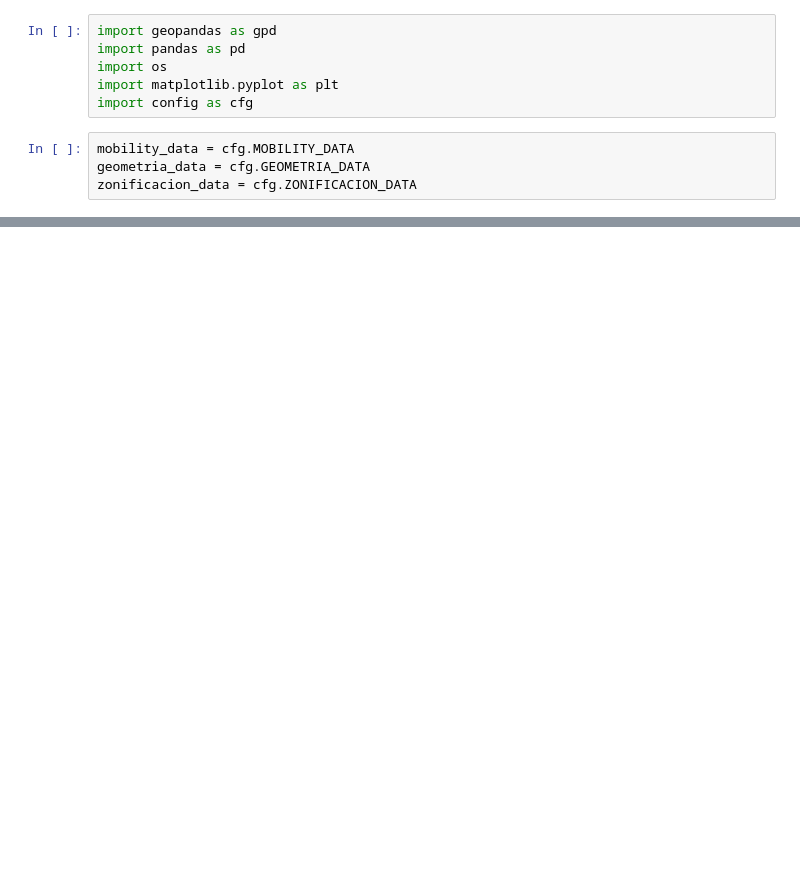
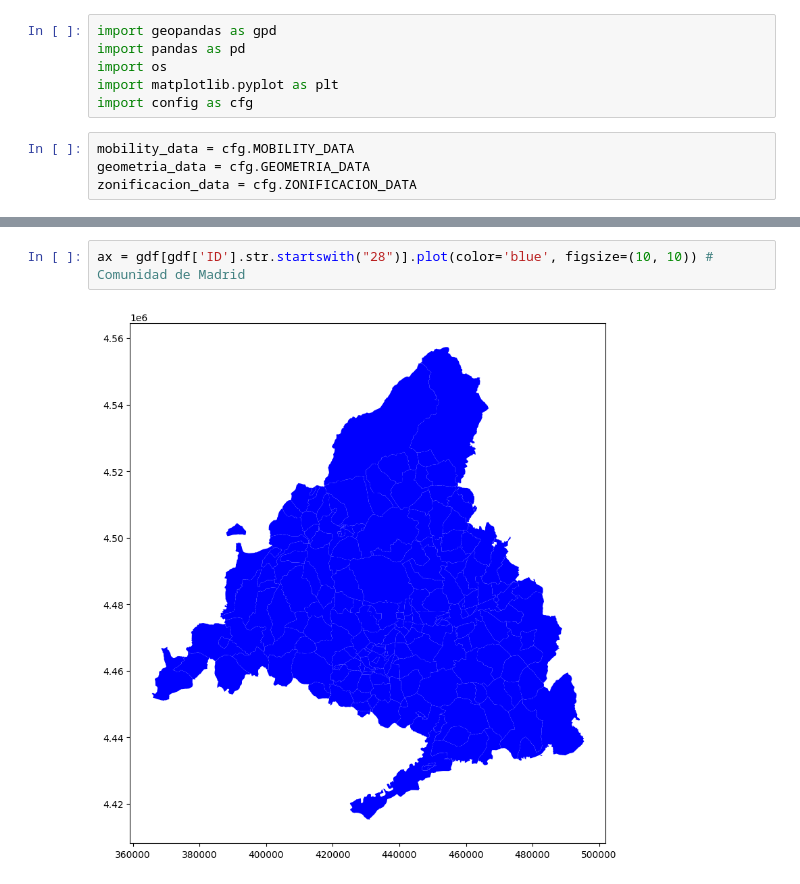
Before and after one commit to carobs9/thesis_project, a Jupyter notebook: mobility_data/geometria_analysis.ipynb, the cells around one changed output, grey strips where cells are left out. Drawn from its saved outputs; the diff is of its cells as text; blank space fills up the shorter version.

```diff
--- a/mobility_data/geometria_analysis.ipynb
+++ b/mobility_data/geometria_analysis.ipynb
@@ -31,0 +34,4 @@ plt.show()
+# %%
+ax = gdf[gdf['ID'].str.startswith("28")].plot(color='blue', figsize=(10, 10)) # Comunidad de Madrid
+# %% [output]
+[figure, added]
```
Also changed, not shown: parts of 11 cells of this notebook, 2 other files.
